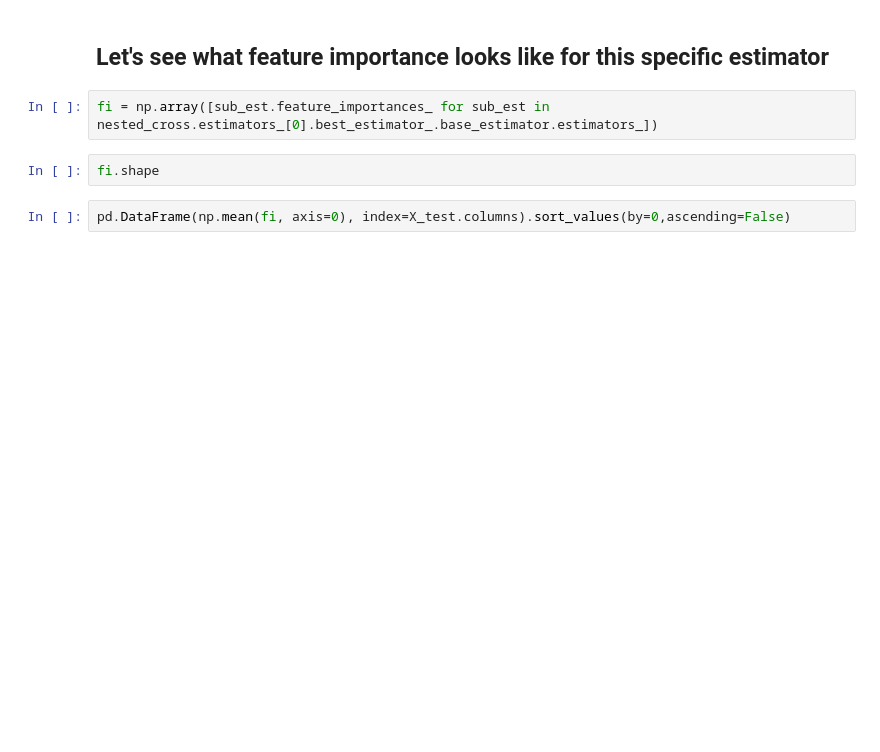
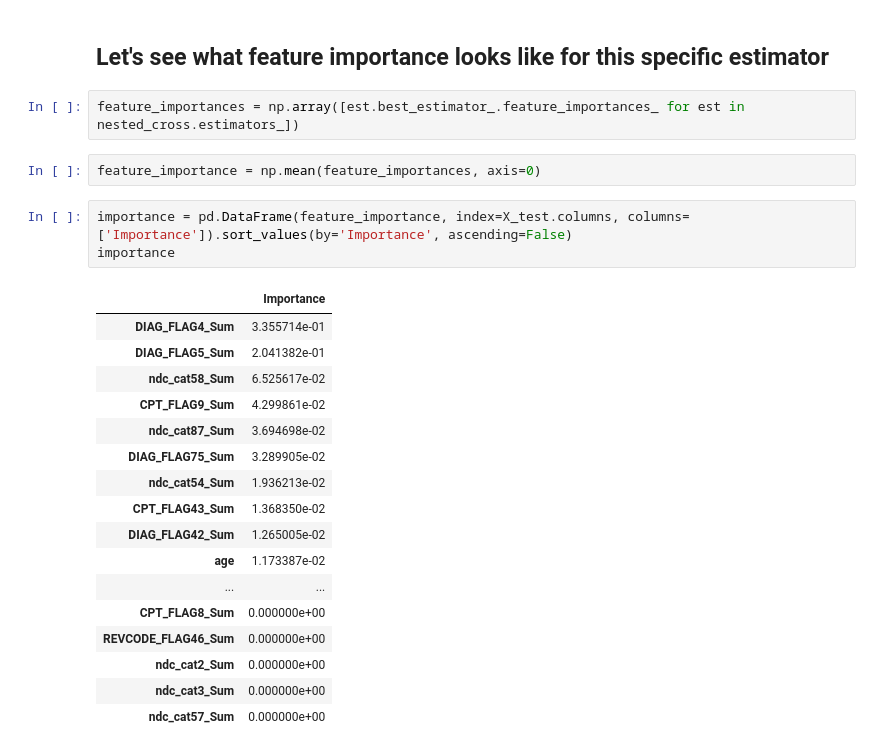
Before and after one commit to milliman/EPI_Machine_Learning, a Jupyter notebook: Large Search Nested Cross Repeated Random Sub-Sampling.ipynb, the cells around one changed output. Drawn from its saved outputs; the diff is of its cells as text; blank space fills up the shorter version.

```diff
--- a/Large Search Nested Cross Repeated Random Sub-Sampling.ipynb
+++ b/Large Search Nested Cross Repeated Random Sub-Sampling.ipynb
@@ -85,8 +174,27 @@ extract_scores_from_nested(nested_cross.test_score_datas_).mean().sort_index()
 # %% [markdown]
 ## Let's see what feature importance looks like for this specific estimator
 # %%
-fi = np.array([sub_est.feature_importances_ for sub_est in nested_cross.estimators_[0].best_estimator_.base_estimator.estimators_])
+feature_importances = np.array([est.best_estimator_.feature_importances_ for est in nested_cross.estimators_])
-# %%
-fi.shape
+# %%
+feature_importance = np.mean(feature_importances, axis=0)
 # %%
-pd.DataFrame(np.mean(fi, axis=0), index=X_test.columns).sort_values(by=0,ascending=False)
+importance = pd.DataFrame(feature_importance, index=X_test.columns, columns=['Importance']).sort_values(by='Importance', ascending=False)
+importance
+# %% [output]
+|  | Importance |
+| DIAG_FLAG4_Sum | 3.355714e-01 |
+| DIAG_FLAG5_Sum | 2.041382e-01 |
+| ndc_cat58_Sum | 6.525617e-02 |
+| CPT_FLAG9_Sum | 4.299861e-02 |
+| ndc_cat87_Sum | 3.694698e-02 |
+| DIAG_FLAG75_Sum | 3.289905e-02 |
+| ndc_cat54_Sum | 1.936213e-02 |
+| CPT_FLAG43_Sum | 1.368350e-02 |
+| DIAG_FLAG42_Sum | 1.265005e-02 |
+| age | 1.173387e-02 |
+| ... | ... |
+| CPT_FLAG8_Sum | 0.000000e+00 |
+| REVCODE_FLAG46_Sum | 0.000000e+00 |
+| ndc_cat2_Sum | 0.000000e+00 |
+| ndc_cat3_Sum | 0.000000e+00 |
+| ndc_cat57_Sum | 0.000000e+00 |
```
Also changed, not shown: parts of 5 cells of this notebook, 3 other files.
